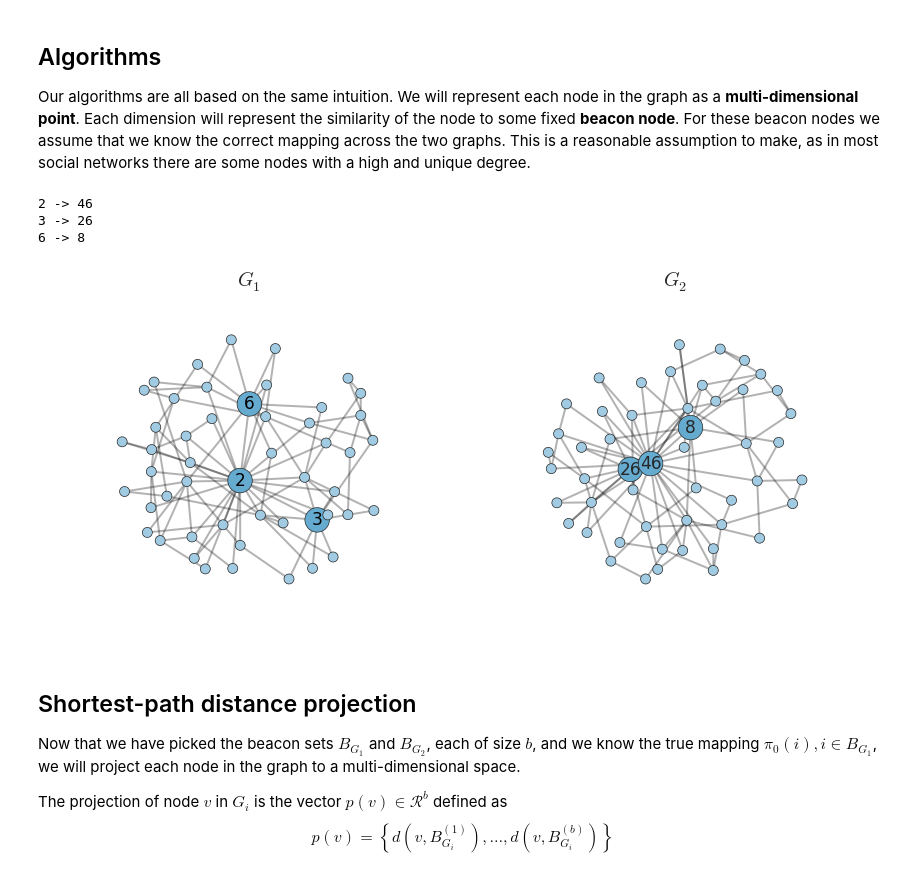
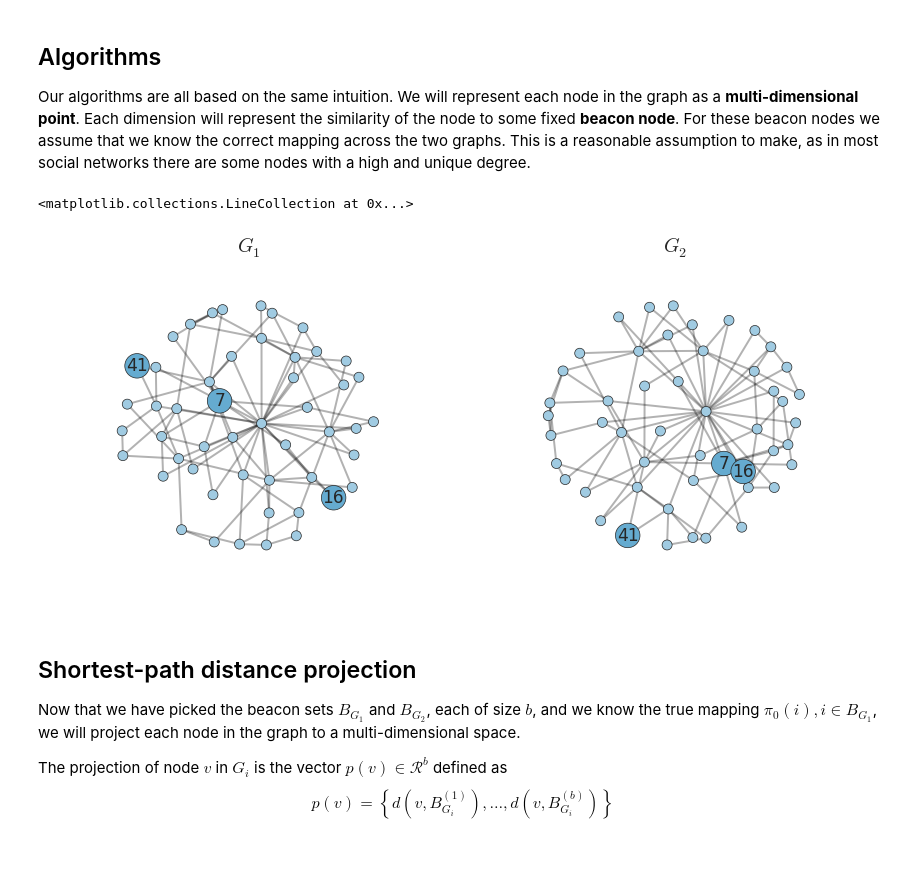
Before and after one commit to harrymvr/graph-isomorphism, a Jupyter notebook: graph-isomorphisms.ipynb, the cells around one changed output. Saved outputs shown, nothing was run; the diff lists cells and outputs as text; code cells hidden in the pictures.

Commit message:
random sample for beacons with probability proportional to the degree

```diff
--- a/graph-isomorphisms.ipynb
+++ b/graph-isomorphisms.ipynb
@@ -73,7 +73,8 @@ def remove_border(axes=None, top=False, right=False, left=True, bottom=True):
 ## Algorithms
 Our algorithms are all based on the same intuition. We will represent each node in the graph as a **multi-dimensional point**. Each dimension will represent the similarity of the node to some fixed **beacon node**. For these beacon nodes we assume that we know the correct mapping across the two graphs. This is a reasonable assumption to make, as in most social networks there are some nodes with a high and unique degree.
 # %%
-def find_beacons(G, num_of_beacons=3):
+def find_beacons_max_unique(G, num_of_beacons=3):
+    # Return the nodes with maximum unique degrees
     inverse_degree = {}
     for k, v in nx.degree(G).iteritems():
         inverse_degree[v] = inverse_degree.get(v, [])
@@ -82,6 +83,11 @@ def find_beacons(G, num_of_beacons=3):
     multiplicity=[len(inverse_degree[degree]) for degree in degrees]
     unique = [i for i,m in enumerate(multiplicity) if m == 1]
     return [inverse_degree[degrees[i]][0] for i in unique[0:num_of_beacons]]
+
+def find_beacons_sample(G, num_of_beacons=3):
+    # Sample a beacon based on its degree
+    degrees = np.array(nx.degree(G).values())
+    return np.random.choice(np.arange(len(degrees)), num_of_beacons, p=degrees *1./sum(degrees) )
 
 def visualize_beacons(G, beacons):
     labels = {}
@@ -99,36 +105,39 @@ def visualize_beacons(G, beacons):
     return (labels, node_colors, node_sizes)
 # %%
 G1 = nx.generators.barabasi_albert_graph(50,2, seed=hash_string('example beacons'))
-anonymous_mapping = dict(zip(G1.nodes(),np.random.permutation(G1.nodes())))
+beacons_G1 = find_beacons_sample(G1,3)
+beacons_G2 = beacons_G1
+rest_of_nodes = [x for x in G1.nodes() if x not in beacons_G1]
+anonymous_mapping = dict(zip(beacons_G1,beacons_G1))
+anonymous_mapping.update(zip(rest_of_nodes,np.random.permutation(rest_of_nodes)))
+
+#anonymous_mapping = dict(zip(G1.nodes(),np.random.permutation(G1.nodes())))
+
 G2 = nx.relabel_nodes(G1,anonymous_mapping, copy=True)
-beacons_G1 = find_beacons(G1,3)
-beacons_G2 = find_beacons(G2,3)
 # %%
 plt.subplot(121)
 plt.axis('off')
 plt.title('$G_1$')
 (labels, node_colors, node_sizes) = visualize_beacons(G1, beacons_G1)
 pos = nx.spring_layout(G1, weight=None)
 nx.draw_networkx_nodes(G1, pos, node_color=node_colors, node_size=node_sizes, font_size=18)
-nx.draw_networkx_labels(G1, pos, font_size=17, labels=labels)
+nx.draw_networkx_labels(G1, pos, font_size=17, labels=labels, font_color = '#262626')
 nx.draw_networkx_edges(G1, pos, width=2, alpha=0.3)
 
 plt.subplot(122)
 plt.axis('off')
 plt.title('$G_2$')
 (labels, node_colors, node_sizes) = visualize_beacons(G2, beacons_G2)
 pos = nx.spring_layout(G2, weight=None)
 nx.draw_networkx_nodes(G2, pos, node_color=node_colors, node_size=node_sizes, font_size=18)
 nx.draw_networkx_labels(G2, pos, font_size=17, labels=labels, font_color = '#262626')
 nx.draw_networkx_edges(G2, pos, width=2, alpha=0.3)
 
-for a,b in zip(beacons_G1, beacons_G2):
-    print a, '->', b
+#for a,b in zip(beacons_G1, beacons_G2):
+#    print a, '->', b
 # %% [output]
-2 -> 46
-3 -> 26
-6 -> 8
+<matplotlib.collections.LineCollection at 0x...>
-[figure, old version]
+[figure, new version]
 # %% [markdown]
 ## Shortest-path distance projection
 Now that we have picked the beacon sets $B_{G_1}$ and $B_{G_2}$, each of size $b$, and we know the true mapping $\pi_0(i), i \in B_{G_1}$, we will project each node in the graph to a multi-dimensional space.
```
Also changed, not shown: parts of 3 cells of this notebook.
